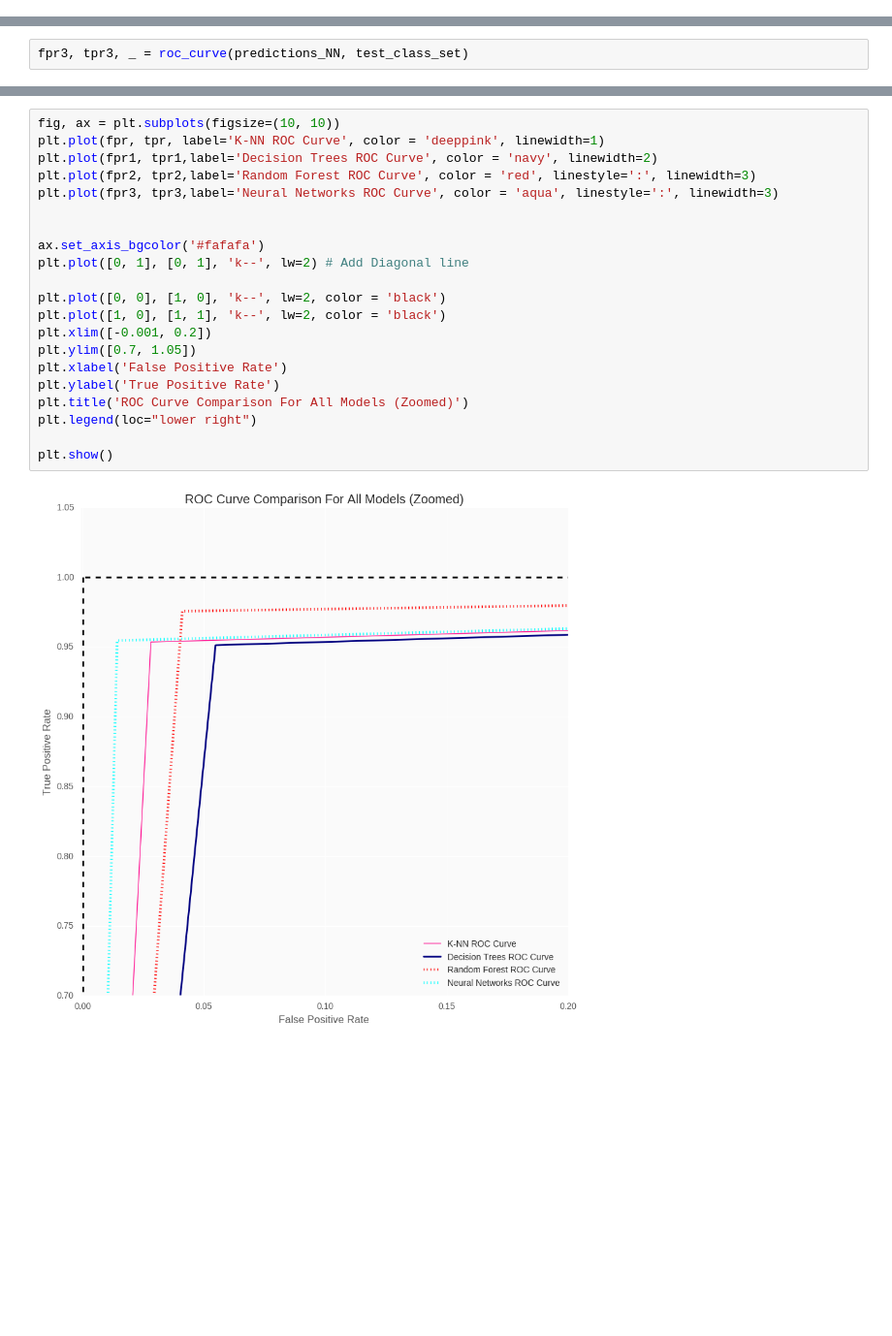
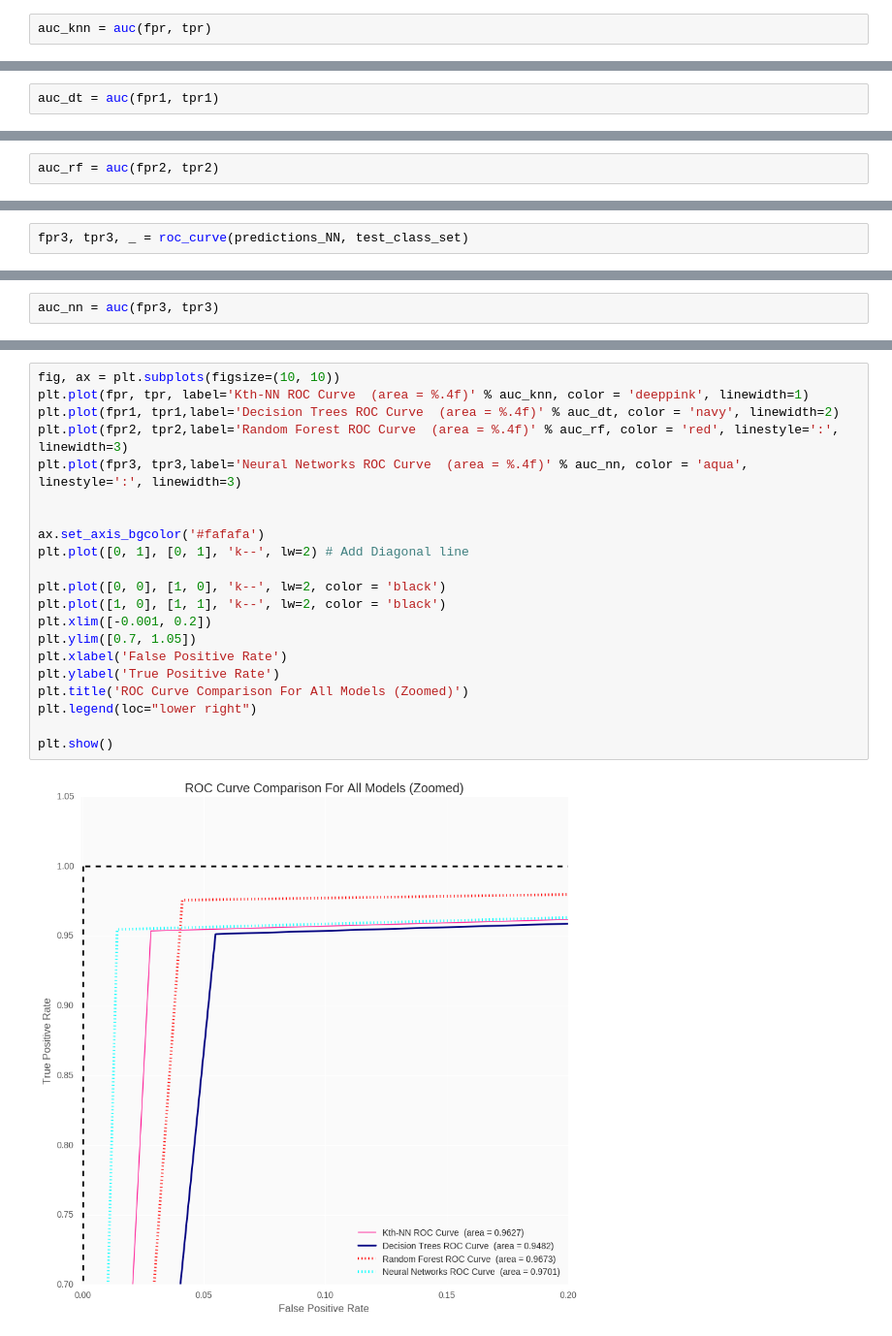
Before and after one commit to raviolli77/machineLearning_breastCancer_Python, a Jupyter notebook: breastCancerWisconsinDataSet_MachineLearning.ipynb, the cells around one changed output, grey strips where cells are left out. Shown at 97% size. Saved outputs shown, nothing was run; the diff lists cells and outputs as text; blank space fills up the shorter version.

```diff
--- a/breastCancerWisconsinDataSet_MachineLearning.ipynb
+++ b/breastCancerWisconsinDataSet_MachineLearning.ipynb
@@ -536 +543,3 @@ fpr, tpr, _ = roc_curve(predictions, test_class_set)
+# %%
+auc_knn = auc(fpr, tpr)
 # %% [markdown]
@@ -649 +660,3 @@ fpr1, tpr1, _ = roc_curve(predictions_dt, test_class_set)
+# %%
+auc_dt = auc(fpr1, tpr1)
 # %% [markdown]
@@ -752,3 +767,5 @@ fpr2, tpr2, _ = roc_curve(predictions_RF, test_class_set)
+# %%
+auc_rf = auc(fpr2, tpr2)
 # %% [markdown]
 ## Conclusions for Random Forest
 Our *Random Forest* model performed significantly better than our *Decision Tree* as expected. Surprisingly *Kth Nearest Neighbor* had a lower test error rate, but overall the *Random Forest* model performed better and gave us more insight, especially when considering the amount of test subjects that were predicted *Begnin*, but were actually *Malignant*. This will be a strong factor when considering what model is the most appropriate for my analysis.
@@ -806 +825,3 @@ fpr3, tpr3, _ = roc_curve(predictions_NN, test_class_set)
+# %%
+auc_nn = auc(fpr3, tpr3)
 # %% [markdown]
@@ -836,24 +859,24 @@ Let's zoom in to get a better picture!
 # %%
 fig, ax = plt.subplots(figsize=(10, 10))
-plt.plot(fpr, tpr, label='K-NN ROC Curve', color = 'deeppink', linewidth=1)
-plt.plot(fpr1, tpr1,label='Decision Trees ROC Curve', color = 'navy', linewidth=2)
-plt.plot(fpr2, tpr2,label='Random Forest ROC Curve', color = 'red', linestyle=':', linewidth=3)
-plt.plot(fpr3, tpr3,label='Neural Networks ROC Curve', color = 'aqua', linestyle=':', linewidth=3)
+plt.plot(fpr, tpr, label='Kth-NN ROC Curve  (area = %.4f)' % auc_knn, color = 'deeppink', linewidth=1)
+plt.plot(fpr1, tpr1,label='Decision Trees ROC Curve  (area = %.4f)' % auc_dt, color = 'navy', linewidth=2)
+plt.plot(fpr2, tpr2,label='Random Forest ROC Curve  (area = %.4f)' % auc_rf, color = 'red', linestyle=':', linewidth=3)
+plt.plot(fpr3, tpr3,label='Neural Networks ROC Curve  (area = %.4f)' % auc_nn, color = 'aqua', linestyle=':', linewidth=3)
 
 
 ax.set_axis_bgcolor('#fafafa')
 plt.plot([0, 1], [0, 1], 'k--', lw=2) # Add Diagonal line
 
 plt.plot([0, 0], [1, 0], 'k--', lw=2, color = 'black')
 plt.plot([1, 0], [1, 1], 'k--', lw=2, color = 'black')
 plt.xlim([-0.001, 0.2])
 plt.ylim([0.7, 1.05])
 plt.xlabel('False Positive Rate')
 plt.ylabel('True Positive Rate')
 plt.title('ROC Curve Comparison For All Models (Zoomed)')
 plt.legend(loc="lower right")
 
 plt.show()
 # %% [output]
-[figure, old version]
+[figure, new version]
 # %% [markdown]
```
Also changed, not shown: parts of 29 cells of this notebook.
